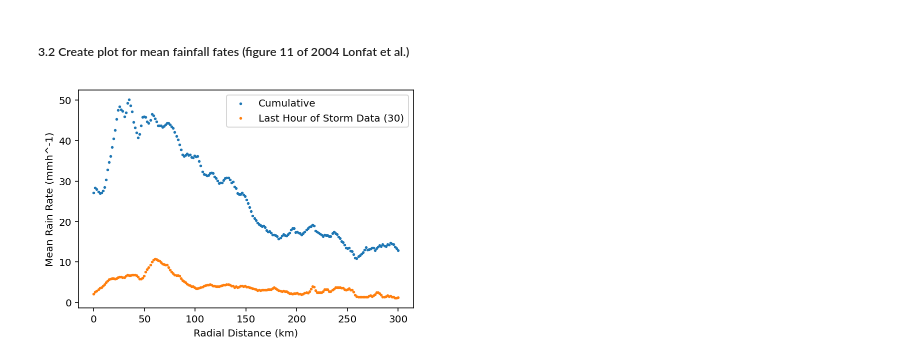
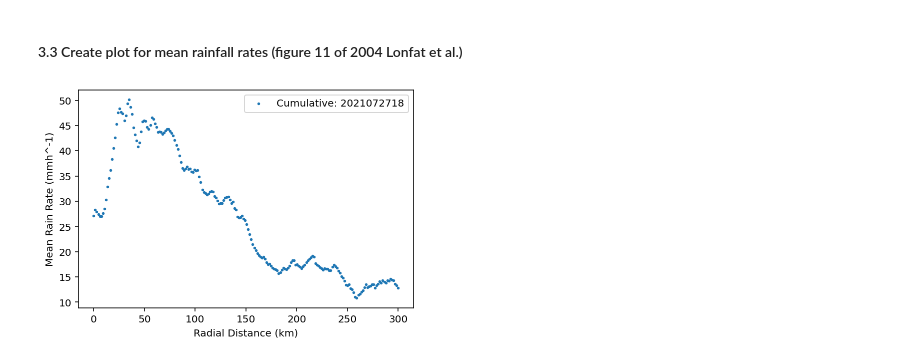
Before and after one commit to pjin1010/ResearchSpring2022, a Jupyter notebook: PythonNotebooks/HWRFplots.ipynb, the cells around one changed output. Saved outputs shown, nothing was run; the diff lists cells and outputs as text; code cells hidden in the pictures.

```diff
--- a/PythonNotebooks/HWRFplots.ipynb
+++ b/PythonNotebooks/HWRFplots.ipynb
@@ -14,0 +19,7 @@ from scipy.interpolate import NearestNDInterpolator
+# %%
+#get paths; for nc paths, omit the last .f___.nc
+ncPath1 = '/data2/qy2216/HWRF_wind/hwrf.2021072718/nepartak11w/nc/nepartak11w.2021072718'
+tpcPath1 = '/data2/qy2216/HWRF_wind/hwrf.2021072718/nepartak11w/track/NEPARTAK11W.2021072718.stats.tpc'
+
+ncPath2 = '/data2/qy2216/HWRF_wind/hwrf.2021102118/invest92e/nc/invest92e.2021102118'
+tpcPath2 = '/data2/qy2216/HWRF_wind/hwrf.2021102118/invest92e/track/INVEST92E.2021102118.stats.tpc'
@@ -51,10 +80,11 @@ polar_y2 = r2 * np.sin(theta2)
 # %%
 #Create Interpolate Function
 
-def makeInterp(dsi, i, gridx = polar_x2, gridy = polar_y2):
+def makeInterp(dsi, i, tpcPath, gridx = polar_x2, gridy = polar_y2):
     zi = dsi.APCP_surface.isel(time=0).values
     loni = dsi.longitude.values
     lati = dsi.latitude.values
+    df = readTPC(tpcPath)
     xcenteri = df[df.hour == i].lon.values[0]
     ycenteri = df[df.hour == i].lat.values[0]
     xi1 = (loni - xcenteri)*np.cos(np.deg2rad(ycenteri))*110.567
@@ -113,13 +172,6 @@ plt.show()
 # %%
-#make array containing the datasets from startHour to endHour
-numData = 11
-dataarray = np.zeros(numData, dtype=np.ndarray)
+centeredCum1 = findTotalCentered(time1,ncPath1,tpcPath1)[1]
+plotTotalCentered(time1,centeredCum1)
 
-for i,j in enumerate(range(startHour,endHour,3)):
-    hour = '%03d' % j
-    dsi = xr.open_dataset('/data2/qy2216/HWRF_wind/hwrf.2021072718/nepartak11w/nc/nepartak11w.2021072718.f'+ hour+'.nc')
-    #print(dsi)
-    dataarray[i] = makeInterp(dsi, j, polar_x2, polar_y2)
-
-#find total rainfall
-centeredCum = np.sum(dataarray, axis=0)
+centeredCum2 = findTotalCentered(time2,ncPath2,tpcPath2)[1]
+plotTotalCentered(time2,centeredCum2)
@@ -139,16 +181,17 @@ plt.show()
 # %% [markdown]
-##### 3.2 Create plot for mean fainfall fates (figure 11 of 2004 Lonfat et al.)
+#### 3.3 Create plot for mean rainfall rates (figure 11 of 2004 Lonfat et al.)
 # %%
-meanRainfallTotal = np.mean(centeredCum, axis=1) #mean rainfall of the total data
-meanRainfallEnd = np.mean(dataarray[numData-1], axis=1) #mean rainfall of the last hour of given datasets
+def plotMeanRainfallRate(t,ds):
+    meanRainfall = np.mean(ds, axis=1)
 
-plt.scatter(r1,meanRainfallTotal,s=3, label = "Cumulative")
-plt.scatter(r1,meanRainfallEnd,s=3, label = "Last Hour of Storm Data (30)")
-plt.xlabel("Radial Distance (km)")
-plt.ylabel("Mean Rain Rate (mmh^-1)")
-plt.legend()
-plt.show()
+    plt.scatter(r1,meanRainfall,s=3, label = "Cumulative: " + str(t))
+    plt.xlabel("Radial Distance (km)")
+    plt.ylabel("Mean Rain Rate (mmh^-1)")
+    plt.legend()
+    plt.show()
+
+plotMeanRainfallRate(time1,centeredCum1)
 # %% [output]
-[figure, old version]
+[figure, new version]
 # %% [markdown]
 ---
```
Also changed, not shown: parts of 27 cells of this notebook.
